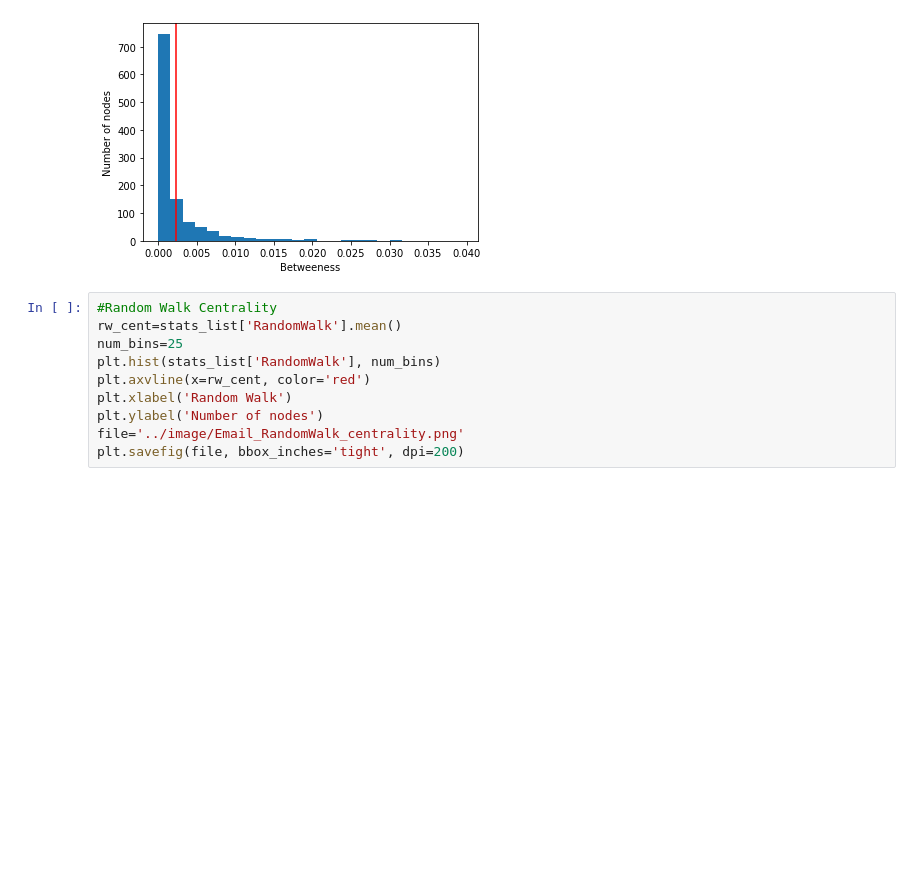
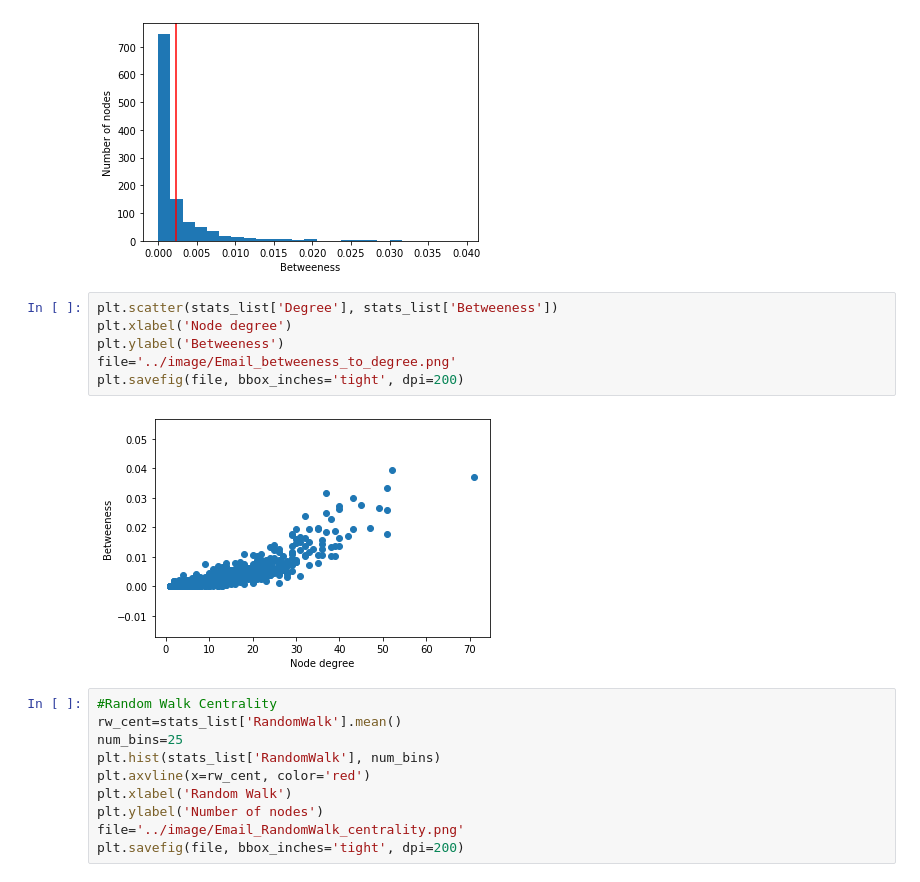
Before and after one commit to Rjfmade/Email-Network-Analysis, a Jupyter notebook: jupyter-notebook/Email_Data_Visualization.ipynb, the cells around one changed output. Drawn from its saved outputs; the diff is of its cells as text; blank space fills up the shorter version.

```diff
--- a/jupyter-notebook/Email_Data_Visualization.ipynb
+++ b/jupyter-notebook/Email_Data_Visualization.ipynb
@@ -183,6 +198,14 @@ file='../image/Email_betweeness_centrality.png'
 plt.savefig(file, bbox_inches='tight', dpi=200)
 # %% [output]
 [figure]
+# %%
+plt.scatter(stats_list['Degree'], stats_list['Betweeness'])
+plt.xlabel('Node degree')
+plt.ylabel('Betweeness')
+file='../image/Email_betweeness_to_degree.png'
+plt.savefig(file, bbox_inches='tight', dpi=200)
+# %% [output]
+[figure, added]
 # %%
 #Random Walk Centrality
 rw_cent=stats_list['RandomWalk'].mean()
```
Also changed, not shown: parts of 3 cells of this notebook, 3 other files.
